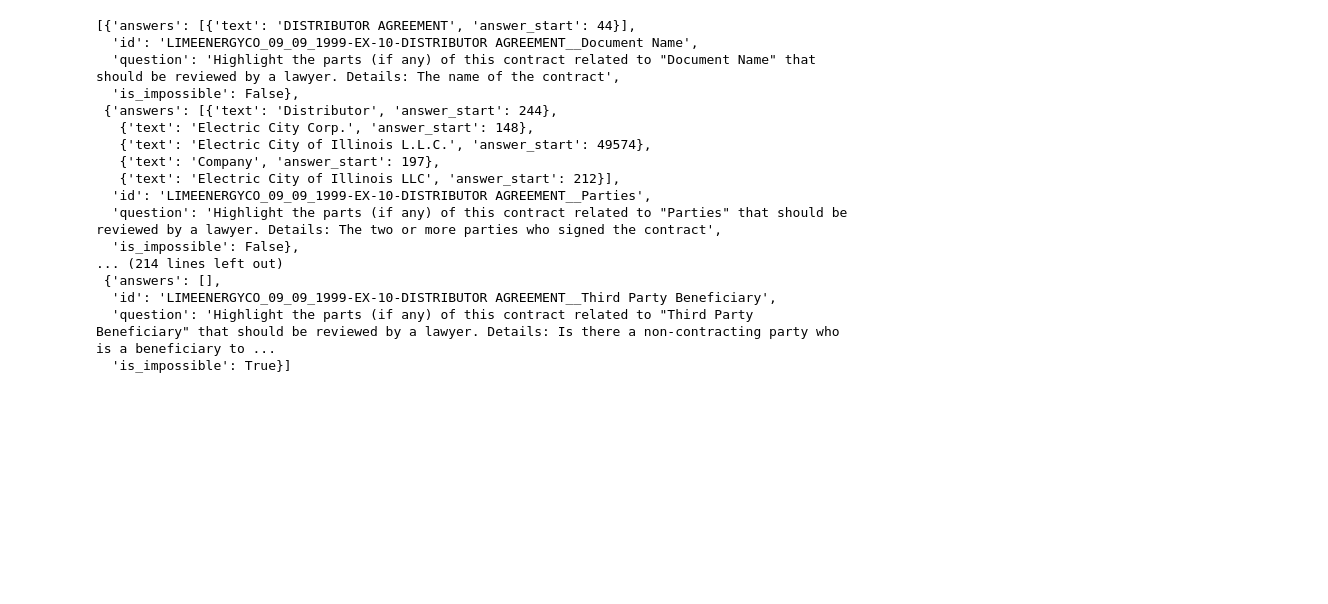
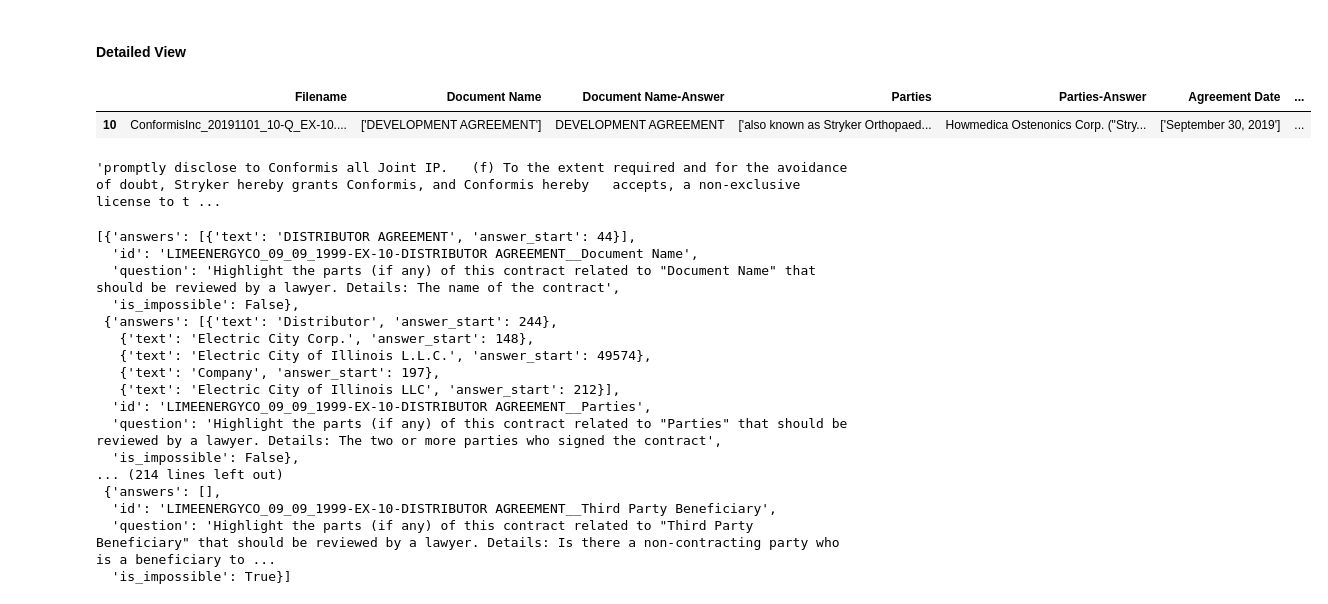
Before and after one commit to simon-a-schmitt/FAC-Synthesis, a Jupyter notebook: benchmarks/cuad/cuad_benchmark_curation.ipynb, the cells around one changed output. Saved outputs shown, nothing was run; the diff lists cells and outputs as text; code cells hidden in the pictures; blank space fills up the shorter version.

```diff
--- a/benchmarks/cuad/cuad_benchmark_curation.ipynb
+++ b/benchmarks/cuad/cuad_benchmark_curation.ipynb
@@ -13,3 +13,16 @@ with open("CUAD_v1.json", "r", encoding="utf-8") as f:
     cuad_squad_format = json.load(f)
 
 master_clauses = pd.read_csv("master_clauses.csv")
+# %% [markdown]
+#### Detailed View
+# %%
+# Show all dataframe columns in outputs
+pd.set_option("display.max_columns", None)
+pd.set_option("display.max_colwidth", None)
+pd.set_option("display.width", None)
+pd.set_option("display.expand_frame_repr", False)
+# %%
+master_clauses[master_clauses['Filename'].str.startswith("Conform")]
+# %% [output]
+|  | Filename | Document Name | Document Name-Answer | Parties | Parties-Answer | Agreement Date | ... |
+| 10 | ConformisInc_20191101_10-Q_EX-10.... | ['DEVELOPMENT AGREEMENT'] | DEVELOPMENT AGREEMENT | ['also known as Stryker Orthopaed... | Howmedica Ostenonics Corp. ("Stry... | ['September 30, 2019'] | ... |
@@ -16,3 +33,7 @@ master_clauses = pd.read_csv("master_clauses.csv")
+# %%
+contract_text[24600:]
+# %% [output]
+'promptly disclose to Conformis all Joint IP.   (f) To the extent required and for the avoidance of doubt, Stryker hereby grants Conformis, and Conformis hereby   accepts, a non-exclusive license to t ...
 # %%
 cuad_squad_format['data'][0]['paragraphs'][0]['qas']
 # %% [output]
```
Also changed, not shown: parts of 13 cells of this notebook, 1 other file.
